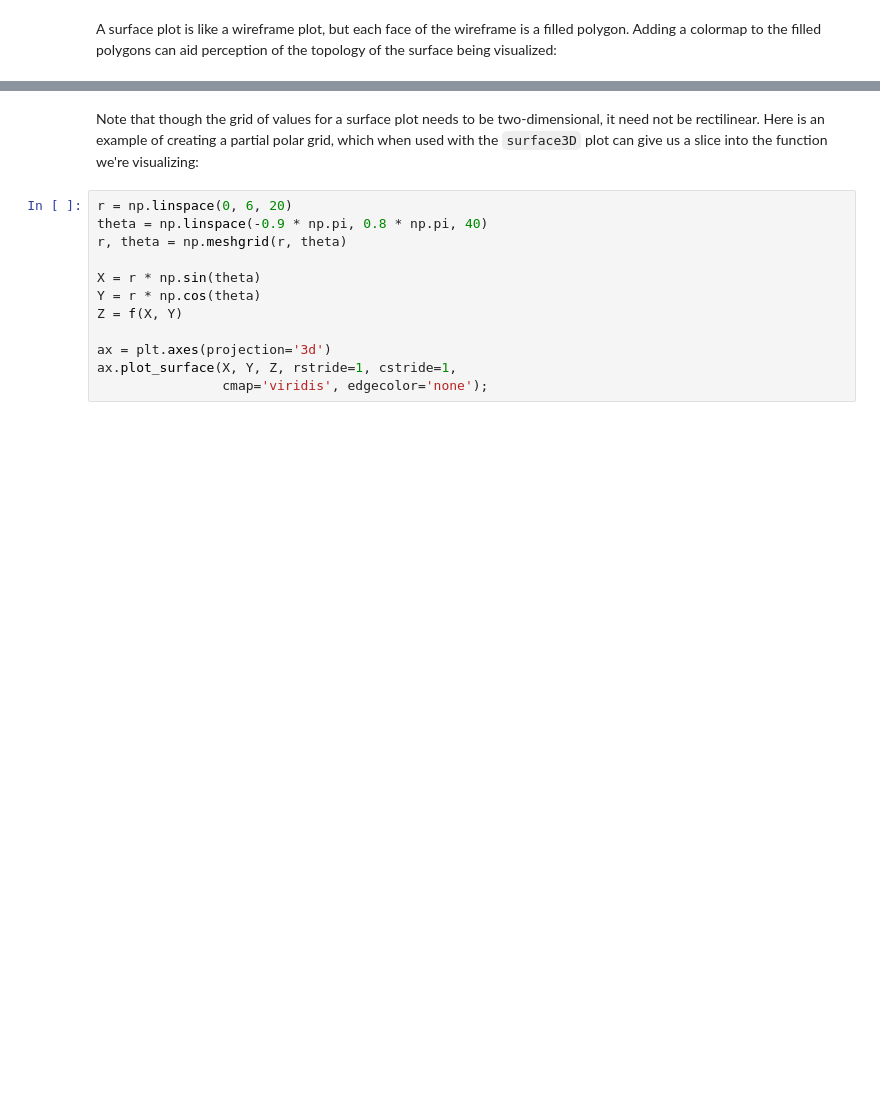
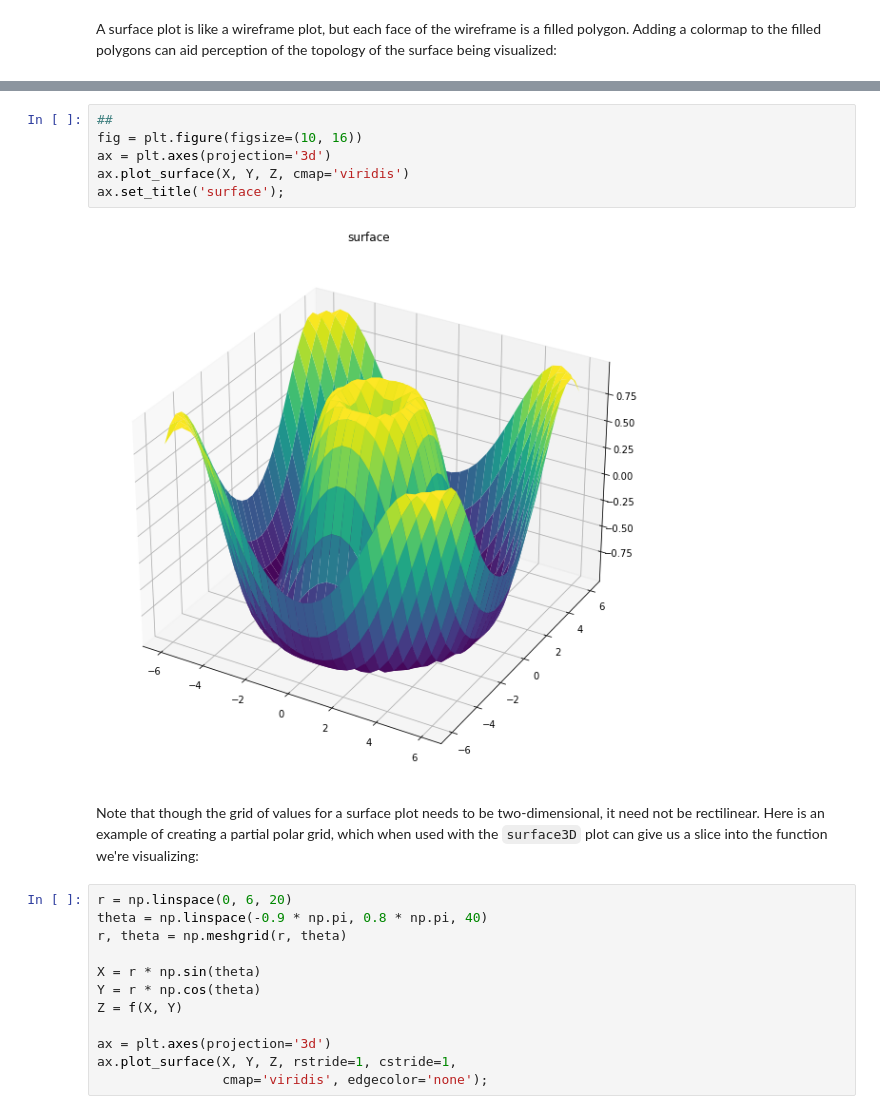
Before and after one commit to gbrs/VanderPlas_Python_DS_Handbook, a Jupyter notebook: notebooks/04.12-Three-Dimensional-Plotting.ipynb, the cells around one changed output, grey strips where cells are left out. Cells and saved outputs as stored; diff of their text form; blank space fills up the shorter version.

```diff
--- a/notebooks/04.12-Three-Dimensional-Plotting.ipynb
+++ b/notebooks/04.12-Three-Dimensional-Plotting.ipynb
@@ -126,3 +134,11 @@ ax.set_title('surface');
+# %%
+##
+fig = plt.figure(figsize=(10, 16))
+ax = plt.axes(projection='3d')
+ax.plot_surface(X, Y, Z, cmap='viridis')
+ax.set_title('surface');
+# %% [output]
+[figure, added]
 # %% [markdown]
 Note that though the grid of values for a surface plot needs to be two-dimensional, it need not be rectilinear.
 Here is an example of creating a partial polar grid, which when used with the ``surface3D`` plot can give us a slice into the function we're visualizing:
```
Also changed, not shown: parts of 8 cells of this notebook.
